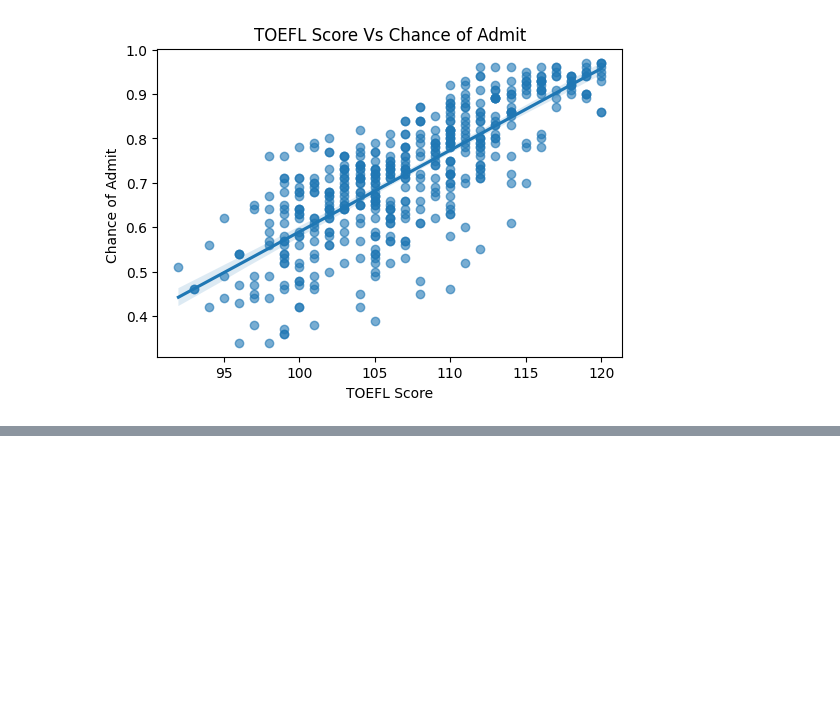
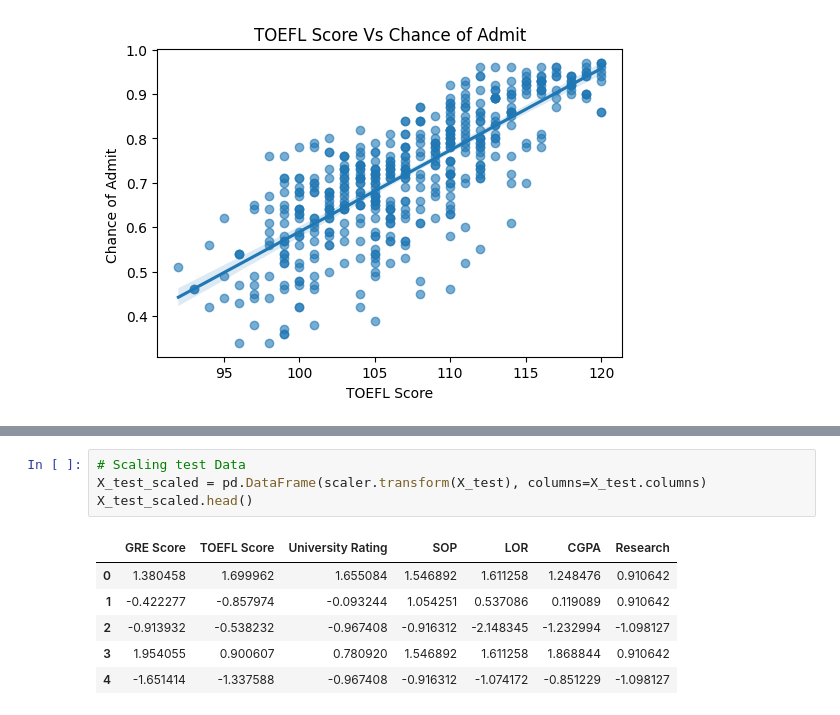
Before and after one commit to Aravind-91/JamboreeEducation--LinearRegression, a Jupyter notebook: JambooreEducation.ipynb, the cells around one changed output, grey strips where cells are left out. Drawn from its saved outputs; the diff is of its cells as text; blank space fills up the shorter version.

```diff
--- a/JambooreEducation.ipynb
+++ b/JambooreEducation.ipynb
@@ -314,0 +369,11 @@ plt.show()
+# %%
+# Scaling test Data
+X_test_scaled = pd.DataFrame(scaler.transform(X_test), columns=X_test.columns)
+X_test_scaled.head()
+# %% [output]
+|  | GRE Score | TOEFL Score | University Rating | SOP | LOR | CGPA | Research |
+| 0 | 1.380458 | 1.699962 | 1.655084 | 1.546892 | 1.611258 | 1.248476 | 0.910642 |
+| 1 | -0.422277 | -0.857974 | -0.093244 | 1.054251 | 0.537086 | 0.119089 | 0.910642 |
+| 2 | -0.913932 | -0.538232 | -0.967408 | -0.916312 | -2.148345 | -1.232994 | -1.098127 |
+| 3 | 1.954055 | 0.900607 | 0.780920 | 1.546892 | 1.611258 | 1.868844 | 0.910642 |
+| 4 | -1.651414 | -1.337588 | -0.967408 | -0.916312 | -1.074172 | -0.851229 | -1.098127 |
```
Also changed, not shown: parts of 13 cells of this notebook, 1 other file.
